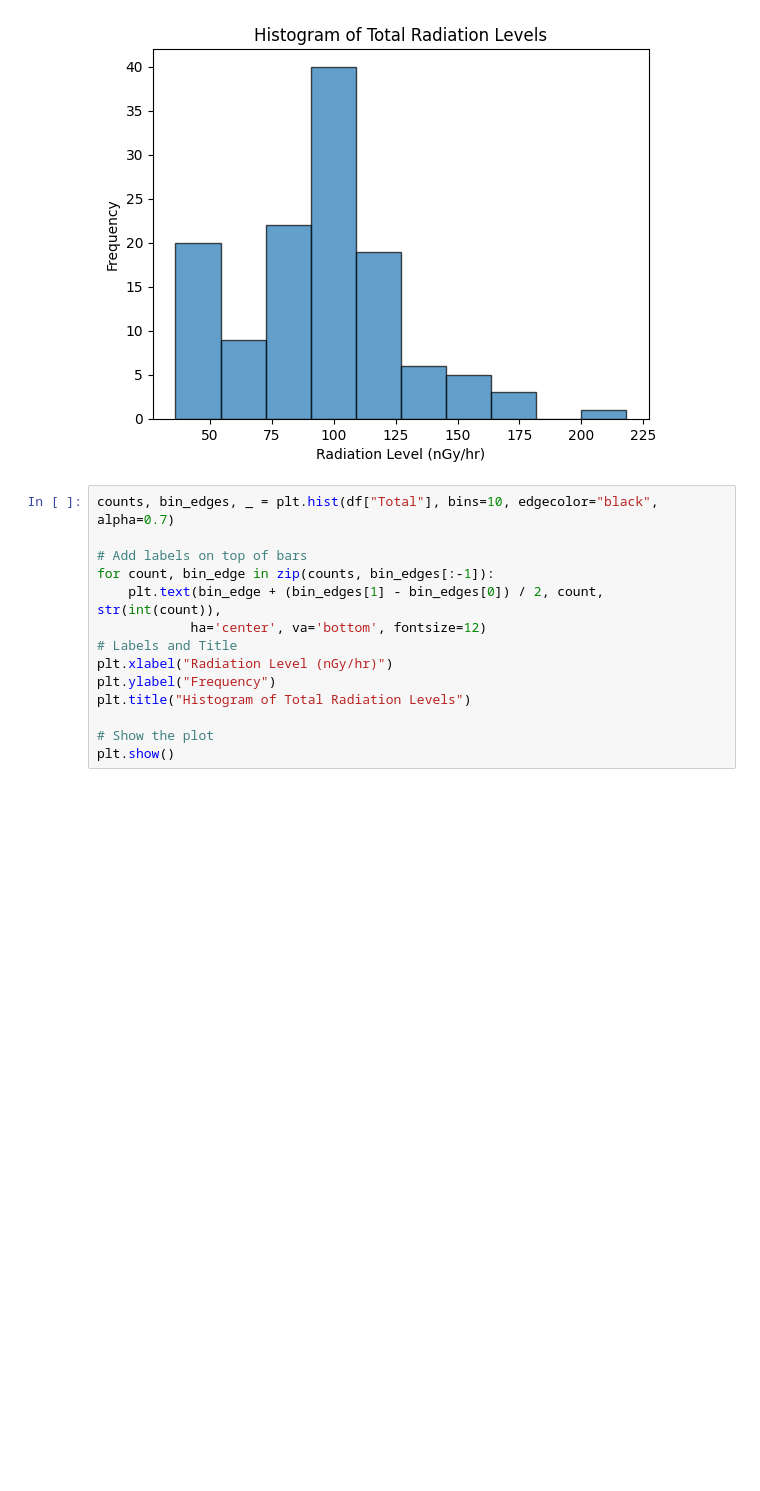
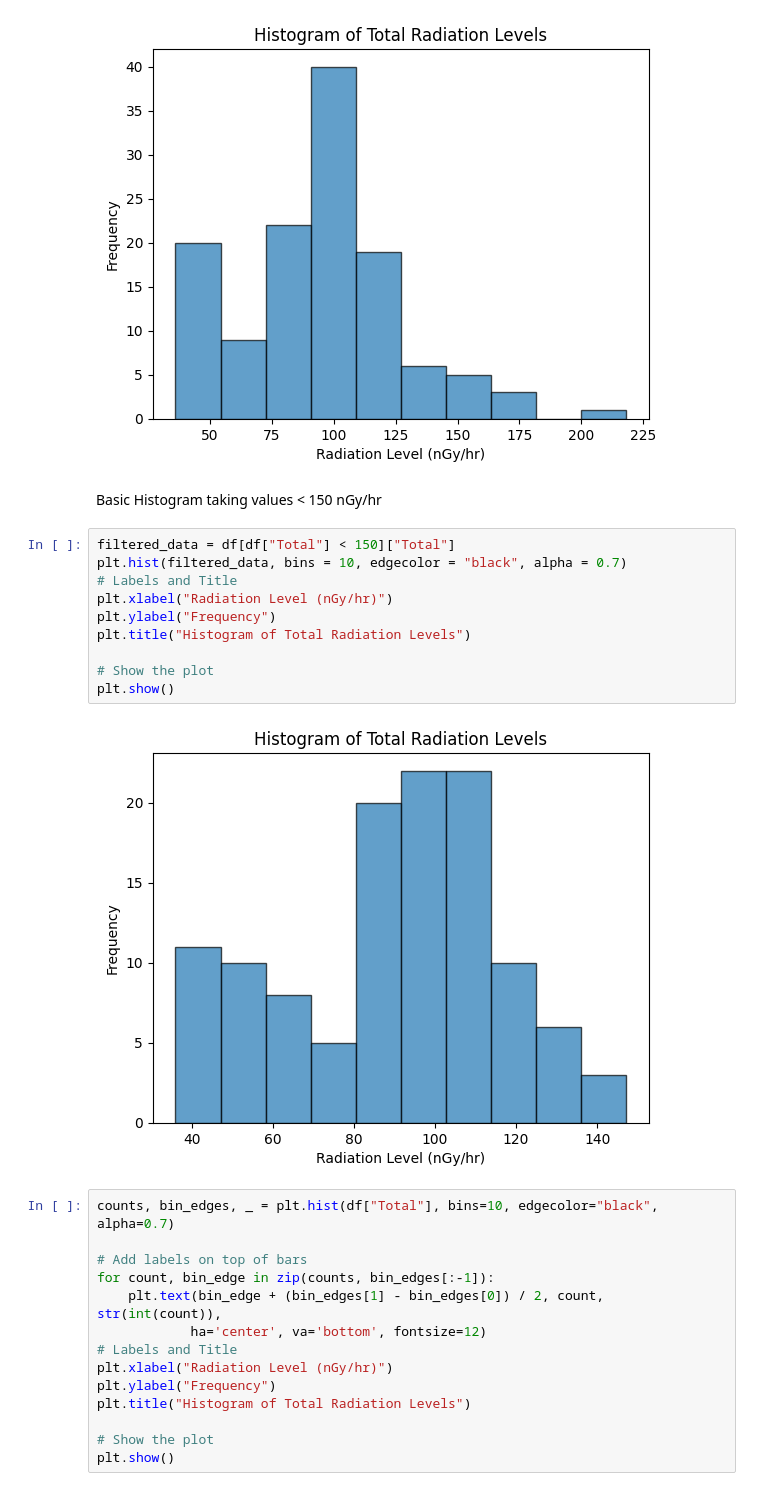
Before and after one commit to sandeept252/Geostatistics, a Jupyter notebook: CROATRAD.ipynb, the cells around one changed output. Saved outputs shown, nothing was run; the diff lists cells and outputs as text; blank space fills up the shorter version.

```diff
--- a/CROATRAD.ipynb
+++ b/CROATRAD.ipynb
@@ -77,6 +98,20 @@ plt.title("Histogram of Total Radiation Levels")
 plt.show()
 # %% [output]
 [figure]
+# %% [markdown]
+Basic Histogram taking values < 150 nGy/hr
+# %%
+filtered_data = df[df["Total"] < 150]["Total"]
+plt.hist(filtered_data, bins = 10, edgecolor = "black", alpha = 0.7)
+# Labels and Title
+plt.xlabel("Radiation Level (nGy/hr)")
+plt.ylabel("Frequency")
+plt.title("Histogram of Total Radiation Levels")
+
+# Show the plot
+plt.show()
+# %% [output]
+[figure, added]
 # %%
 counts, bin_edges, _ = plt.hist(df["Total"], bins=10, edgecolor="black", alpha=0.7)
 
```
Also changed, not shown: parts of 8 cells of this notebook, 2 other files.
